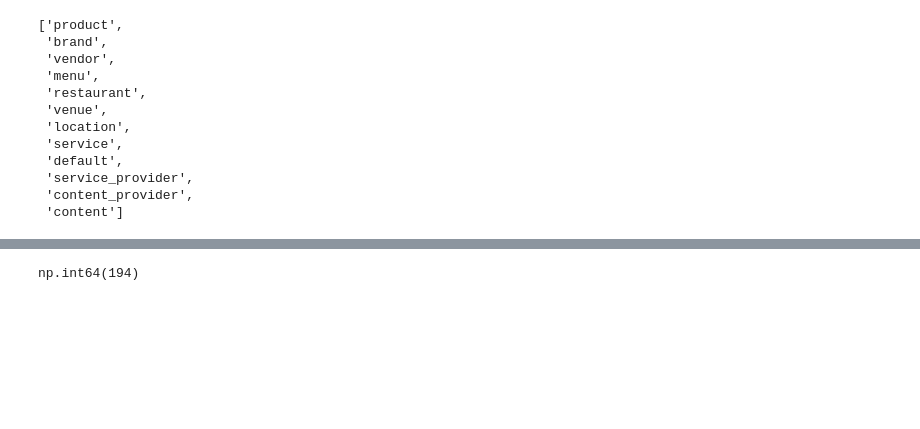
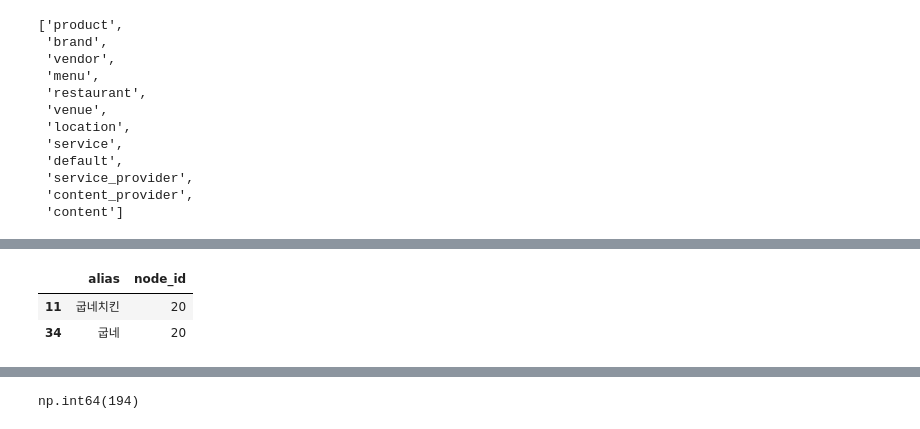
Before and after one commit to lbk209/entity-driven, a Jupyter notebook: analysis/review_analysis.ipynb, the cells around one changed output, grey strips where cells are left out. Saved outputs shown, nothing was run; the diff lists cells and outputs as text; code cells hidden in the pictures; blank space fills up the shorter version.

```diff
--- a/analysis/review_analysis.ipynb
+++ b/analysis/review_analysis.ipynb
@@ -132,3 +132,9 @@ df
+# %%
+df.loc[df['alias'].str.startswith('굽')]
+# %% [output]
+|  | alias | node_id |
+| 11 | 굽네치킨 | 20 |
+| 34 | 굽네 | 20 |
 # %%
 reviews = pd.read_sql('SELECT id, content, created_at, updated_at, user_id FROM review', conn)
 nodes = pd.read_sql('SELECT id, name, type FROM nodes', conn)
```
Also changed, not shown: parts of 6 cells of this notebook, 10 other files.
